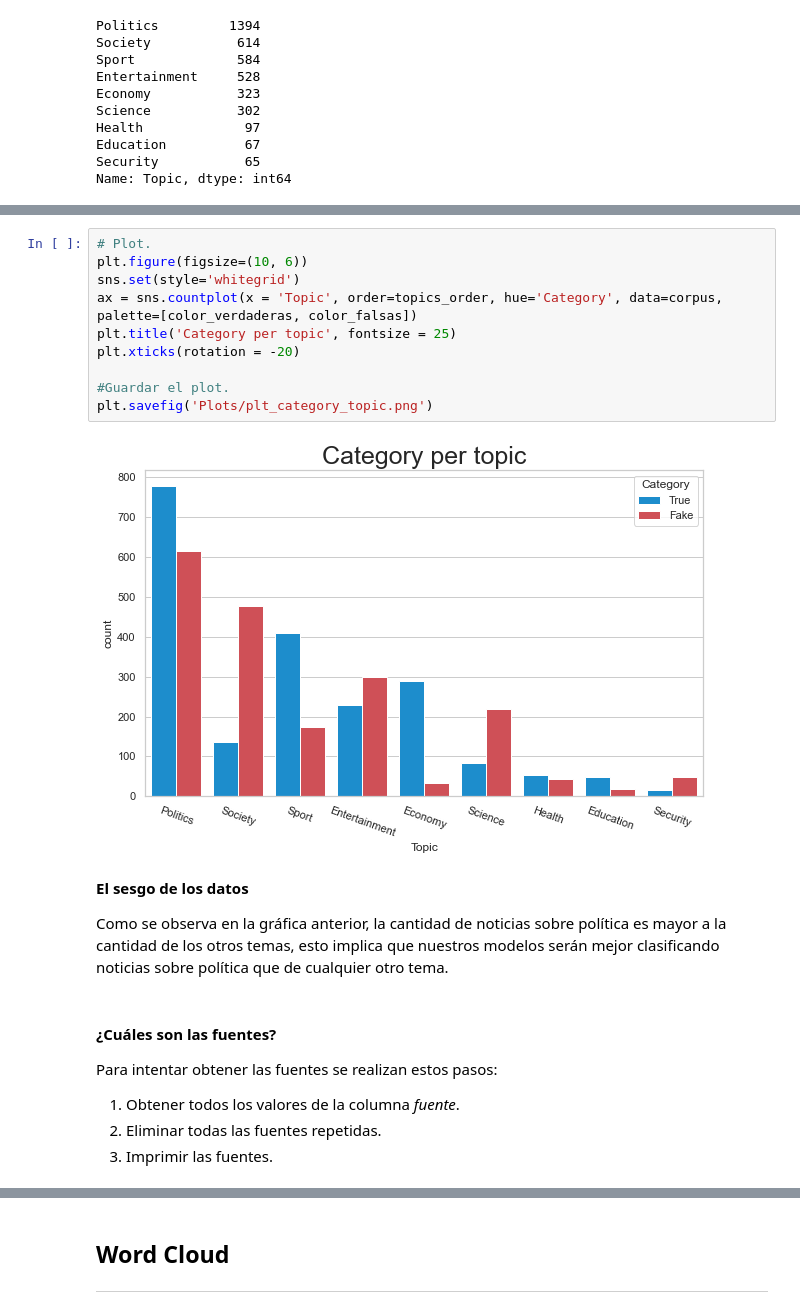
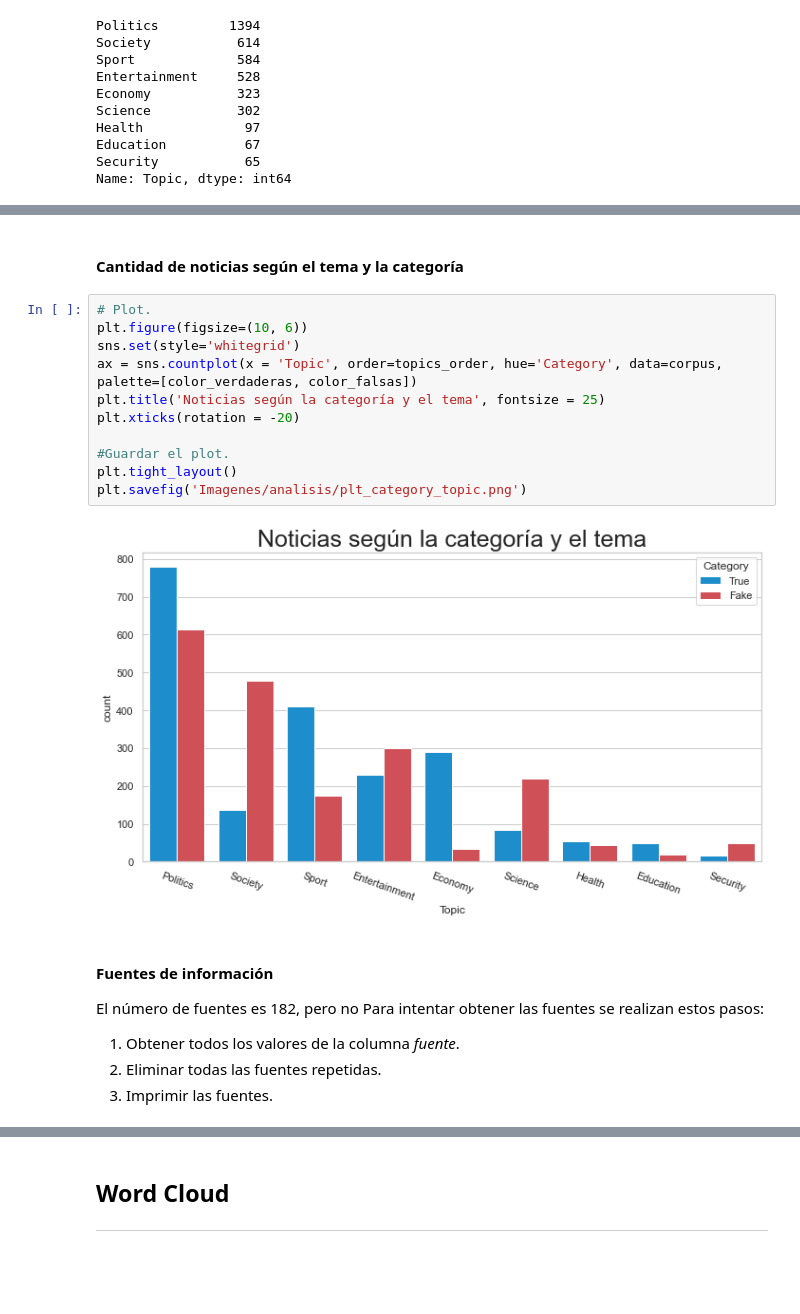
Before and after one commit to JoseLuis-AL/MachineLearning-Deteccion-de-Noticias-Falsas, a Jupyter notebook: Notebooks/2 - Análisis de los datos.ipynb, the cells around one changed output, grey strips where cells are left out. Saved outputs shown, nothing was run; the diff lists cells and outputs as text; blank space fills up the shorter version.

```diff
--- a/Notebooks/2 - Análisis de los datos.ipynb
+++ b/Notebooks/2 - Análisis de los datos.ipynb
@@ -204,22 +193,22 @@ Para obtener la cantidad de las noticias falsas y verdaderas se deben seguir los
+# %% [markdown]
+#### Cantidad de noticias según el tema y la categoría
 # %%
 # Plot.
 plt.figure(figsize=(10, 6))
 sns.set(style='whitegrid')
 ax = sns.countplot(x = 'Topic', order=topics_order, hue='Category', data=corpus, palette=[color_verdaderas, color_falsas])
-plt.title('Category per topic', fontsize = 25)
+plt.title('Noticias según la categoría y el tema', fontsize = 25)
 plt.xticks(rotation = -20)
 
 #Guardar el plot.
-plt.savefig('Plots/plt_category_topic.png')
+plt.tight_layout()
+plt.savefig('Imagenes/analisis/plt_category_topic.png')
 # %% [output]
-[figure, old version]
+[figure, new version]
-# %% [markdown]
-**El sesgo de los datos**
-
-Como se observa en la gráfica anterior, la cantidad de noticias sobre política es mayor a la cantidad de los otros temas, esto implica que nuestros modelos serán mejor clasificando noticias sobre política que de cualquier otro tema.
 # %% [markdown]
-#### ¿Cuáles son las fuentes?
+#### Fuentes de información
 
+El número de fuentes es 182, pero no
 Para intentar obtener las fuentes se realizan estos pasos:
 1. Obtener todos los valores de la columna *fuente*.
 2. Eliminar todas las fuentes repetidas.
```
Also changed, not shown: parts of 22 cells of this notebook, 17 other files.
